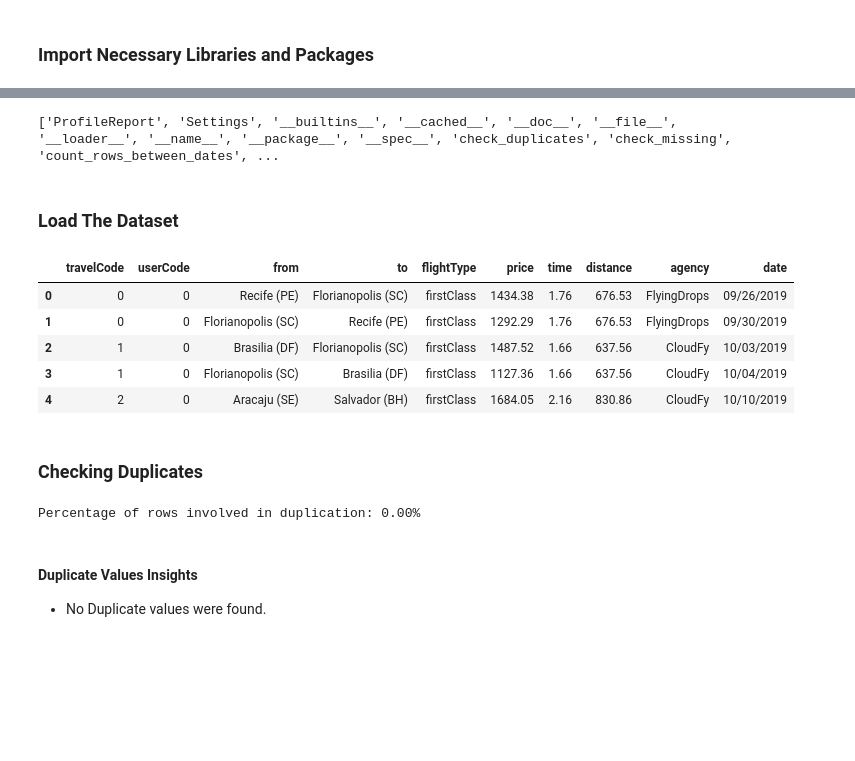
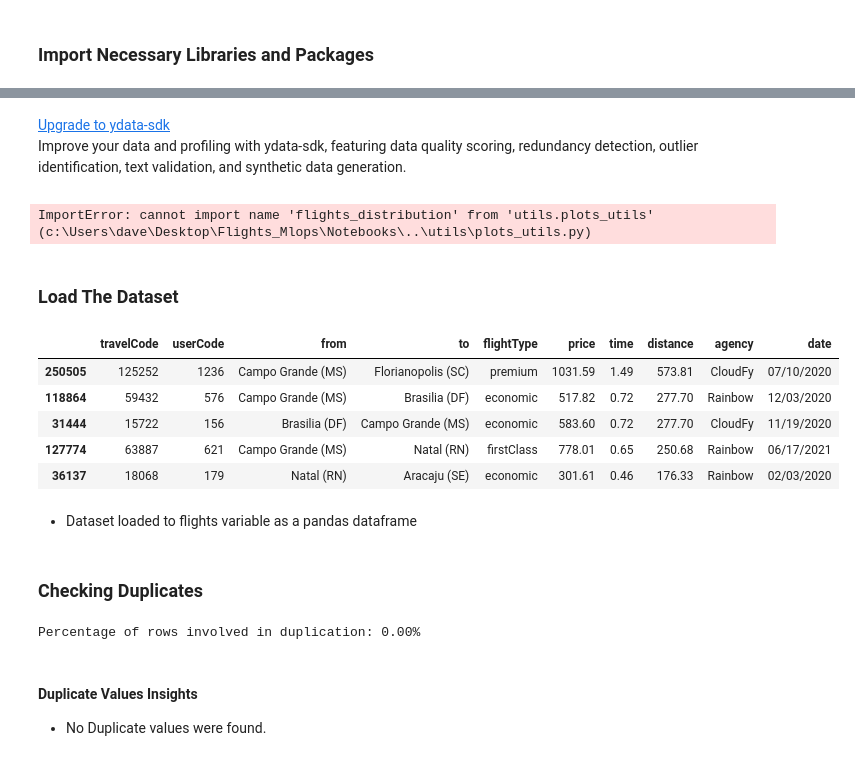
Before and after one commit to dakshvanshaj/flights-price-prediction-mlops, a Jupyter notebook: Notebooks/flights_eda.ipynb, the cells around one changed output, grey strips where cells are left out. Cells and saved outputs as stored; diff of their text form; code cells hidden in the pictures; blank space fills up the shorter version.

Commit message:
Remove unused imports and refine insights

```diff
--- a/Notebooks/flights_eda.ipynb
+++ b/Notebooks/flights_eda.ipynb
@@ -221,18 +220,8 @@ Improve your data and profiling with ydata-sdk, featuring data quality scoring,
 # %%
-# Move to the parent directory
-import sys
-
-sys.path.append("../")
-
-import utils
-import importlib
-
-importlib.reload(utils)  # Force reload
-
+# from utils folder import specific functions from data_utils which contains basic data operations
 from utils.data_utils import (
     check_duplicates,
     generate_eda_report,
-    get_date_stats,
     get_date_stats,
     count_rows_between_dates,
     check_missing,
@@ -243,21 +232,20 @@ from utils.data_utils import (
 from utils.plots_utils import (
     plot_flights_per_year,
     plot_flights_per_month,
-    flights_distribution,
+    histograms,
     boxplots,
     barplot_univariate,
     pairplots,
     boxplot_bivariate,
     barplot_bivariate,
-    lineplots,
     correlation_heatmap,
 )
 
 from utils.data_splitting import chronological_split
+# %% [output]
+Upgrade to ydata-sdk
+Improve your data and profiling with ydata-sdk, featuring data quality scoring, redundancy detection, outlier identification, text validation, and synthetic data generation.
+ImportError: cannot import name 'flights_distribution' from 'utils.plots_utils' (c:\Users\dave\Desktop\Flights_Mlops\Notebooks\..\utils\plots_utils.py)
-# %%
-print(dir(utils.data_utils))
-# %% [output]
-['ProfileReport', 'Settings', '__builtins__', '__cached__', '__doc__', '__file__', '__loader__', '__name__', '__package__', '__spec__', 'check_duplicates', 'check_missing', 'count_rows_between_dates', ...
 # %% [markdown]
 ### **Load The Dataset**
 # %%
@@ -266,19 +255,26 @@ flights_path = "../data/flights.csv"
 flights = pd.read_csv(flights_path)
-# %%
-flights.head()
-# %% [output]
-|  | travelCode | userCode | from | to | flightType | price | time | distance | agency | date |
-| 0 | 0 | 0 | Recife (PE) | Florianopolis (SC) | firstClass | 1434.38 | 1.76 | 676.53 | FlyingDrops | 09/26/2019 |
-| 1 | 0 | 0 | Florianopolis (SC) | Recife (PE) | firstClass | 1292.29 | 1.76 | 676.53 | FlyingDrops | 09/30/2019 |
-| 2 | 1 | 0 | Brasilia (DF) | Florianopolis (SC) | firstClass | 1487.52 | 1.66 | 637.56 | CloudFy | 10/03/2019 |
-| 3 | 1 | 0 | Florianopolis (SC) | Brasilia (DF) | firstClass | 1127.36 | 1.66 | 637.56 | CloudFy | 10/04/2019 |
-| 4 | 2 | 0 | Aracaju (SE) | Salvador (BH) | firstClass | 1684.05 | 2.16 | 830.86 | CloudFy | 10/10/2019 |
+# %%
+# view first five rows
+# flights.head()
+
+# view 5 random samples
+flights.sample(5)
+# %% [output]
+|  | travelCode | userCode | from | to | flightType | price | time | distance | agency | date |
+| 250505 | 125252 | 1236 | Campo Grande (MS) | Florianopolis (SC) | premium | 1031.59 | 1.49 | 573.81 | CloudFy | 07/10/2020 |
+| 118864 | 59432 | 576 | Campo Grande (MS) | Brasilia (DF) | economic | 517.82 | 0.72 | 277.70 | Rainbow | 12/03/2020 |
+| 31444 | 15722 | 156 | Brasilia (DF) | Campo Grande (MS) | economic | 583.60 | 0.72 | 277.70 | CloudFy | 11/19/2020 |
+| 127774 | 63887 | 621 | Campo Grande (MS) | Natal (RN) | firstClass | 778.01 | 0.65 | 250.68 | Rainbow | 06/17/2021 |
+| 36137 | 18068 | 179 | Natal (RN) | Aracaju (SE) | economic | 301.61 | 0.46 | 176.33 | Rainbow | 02/03/2020 |
+# %% [markdown]
+- Dataset loaded to flights variable as a pandas dataframe
 # %% [markdown]
 ### **Checking Duplicates**
-# %%
-check_duplicates(flights)
-# %% [output]
-Percentage of rows involved in duplication: 0.00%
+# %%
+# check duplicates
+check_duplicates(flights)  # takes input dataframe
+# %% [output]
+Percentage of rows involved in duplication: 0.00%
 # %% [markdown]
 #### **Duplicate Values Insights**
 
```
Also changed, not shown: parts of 40 cells of this notebook.
